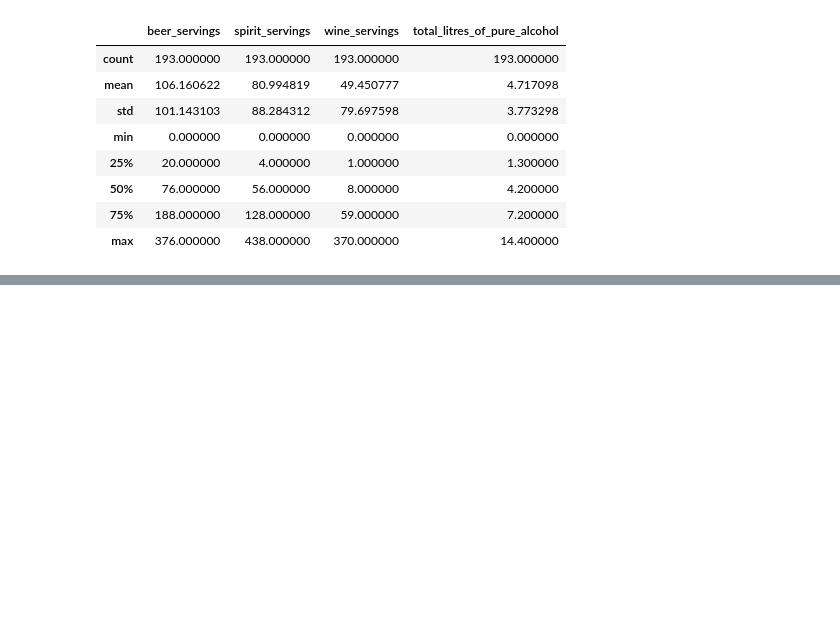
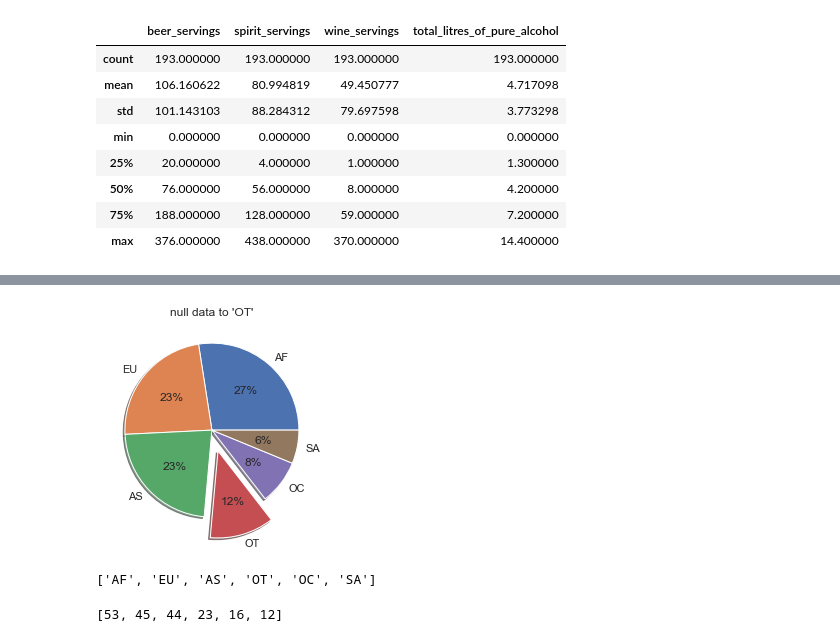
Before and after one commit to kellyshaprk/DataAnalysisExercise_Anaconda_Jupyter, a Jupyter notebook: drinking.ipynb, the cells around one changed output, grey strips where cells are left out. Cells and saved outputs as stored; diff of their text form; code cells hidden in the pictures; blank space fills up the shorter version.

```diff
--- a/drinking.ipynb
+++ b/drinking.ipynb
@@ -47,0 +115,8 @@ drinks.describe()
+# %%
+drinks.info()
+# continet에 23개의 결측 데이터가 있음. 이것을 OT로 넣어주자
+drinks['continent'] = drinks['continent'].fillna('OT')
+drinks.info()
+
+drinks['continent'].isnull().sum()
+drinks['continent'].value_counts()
@@ -47,0 +148,23 @@ drinks.describe()
+# %%
+# 파이차트로 전체 대륙에서 OT가 차지하는 비율 확인
+
+labels = drinks['continent'].value_counts().index.tolist()
+fracs1 = drinks['continent'].value_counts().values.tolist()
+# 값을 줌으로써 차트가 따로 돌출된 모양으로 표현됨
+# drinks['continent'].value_counts()에 출력되는 순서대로 처리됨
+# 즉, 4번째인 OT를 따로 출력하기 위해 네번째 값을 0.25로 줌
+explode = ( 0, 0, 0, 0.25, 0, 0)
+
+plt.pie(fracs1, explode=explode, labels = labels, autopct='%.0f%%', shadow=True)
+plt.title('null data to \'OT\'')
+plt.show()
+# %% [output]
+[figure, added]
+# %%
+drinks['continent'].value_counts().index.tolist()
+# %% [output]
+['AF', 'EU', 'AS', 'OT', 'OC', 'SA']
+# %%
+drinks['continent'].value_counts().values.tolist()
+# %% [output]
+[53, 45, 44, 23, 16, 12]
```
Also changed, not shown: parts of 11 cells of this notebook.
